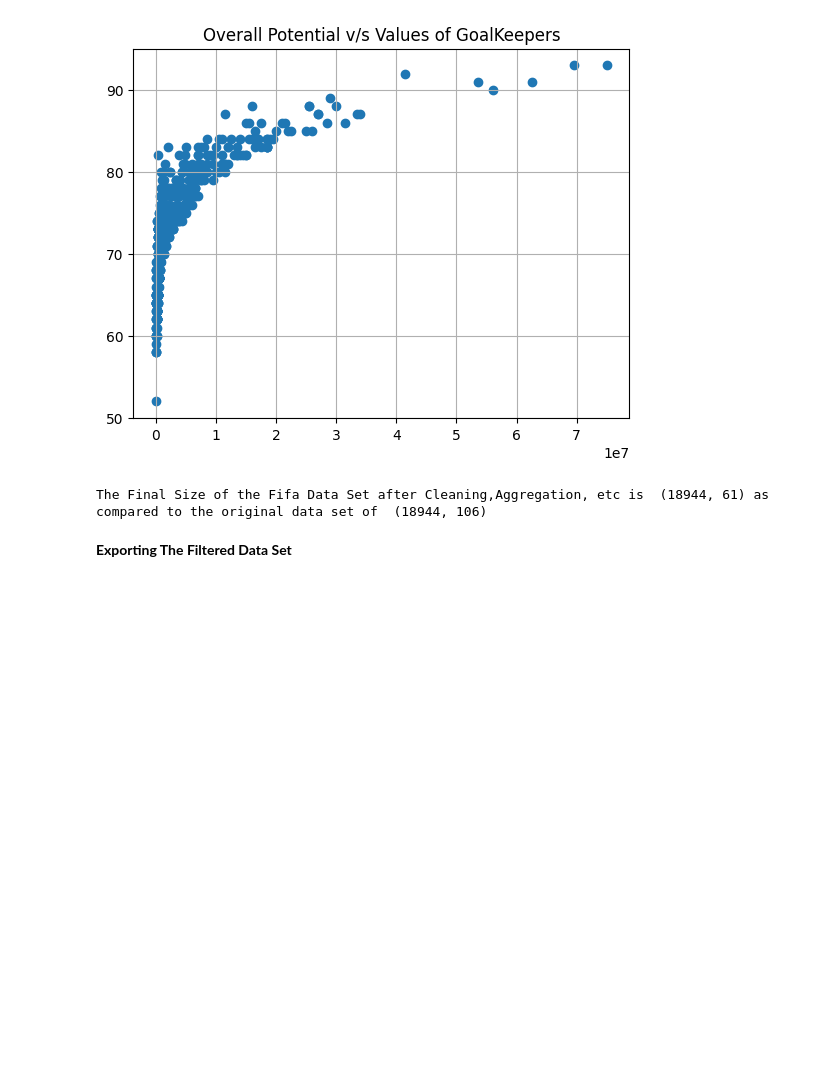
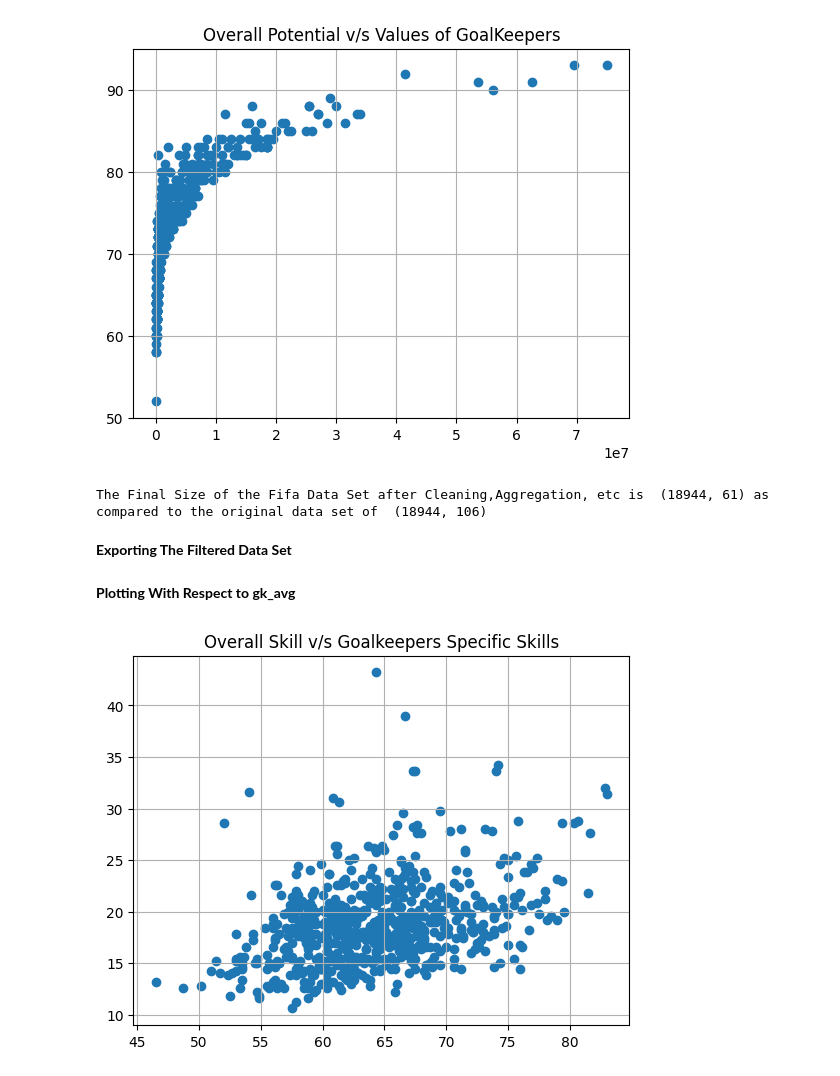
Before and after one commit to SianRods/Data-Science-ML, a Jupyter notebook: DJS Compute Taks/DJS-Compute_Tasks.ipynb, the cells around one changed output. Cells and saved outputs as stored; diff of their text form; code cells hidden in the pictures; blank space fills up the shorter version.

```diff
--- a/DJS Compute Taks/DJS-Compute_Tasks.ipynb
+++ b/DJS Compute Taks/DJS-Compute_Tasks.ipynb
@@ -339,3 +339,13 @@ The Final Size of the Fifa Data Set after Cleaning,Aggregation, etc is  (18944,
 **Exporting The Filtered Data Set**
 # %%
 fifa_df.to_csv('processed_fifa_data',index=False)
+# %% [markdown]
+**Plotting With Respect to gk_avg**
+# %%
+x_axis=list(goalkeepers_df['gk_average'])
+y_axis=list(goalkeepers_df['skill_avg'])
+mp.title('Overall Skill v/s Goalkeepers Specific Skills')
+mp.scatter(x_axis,y_axis)
+mp.grid(True)
+# %% [output]
+[figure, added]
```
